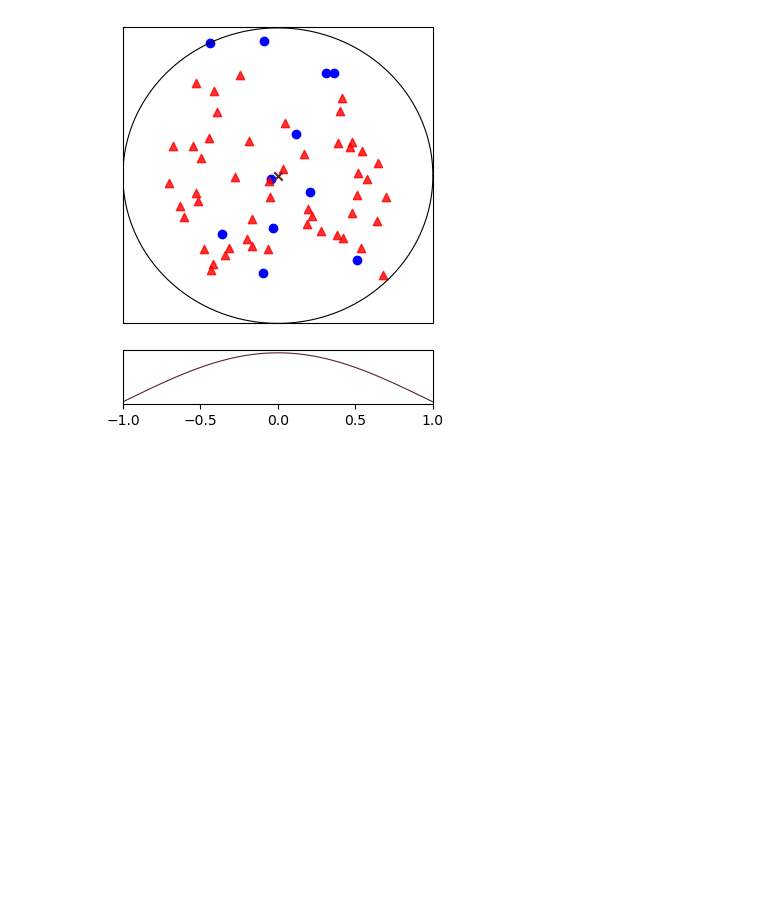
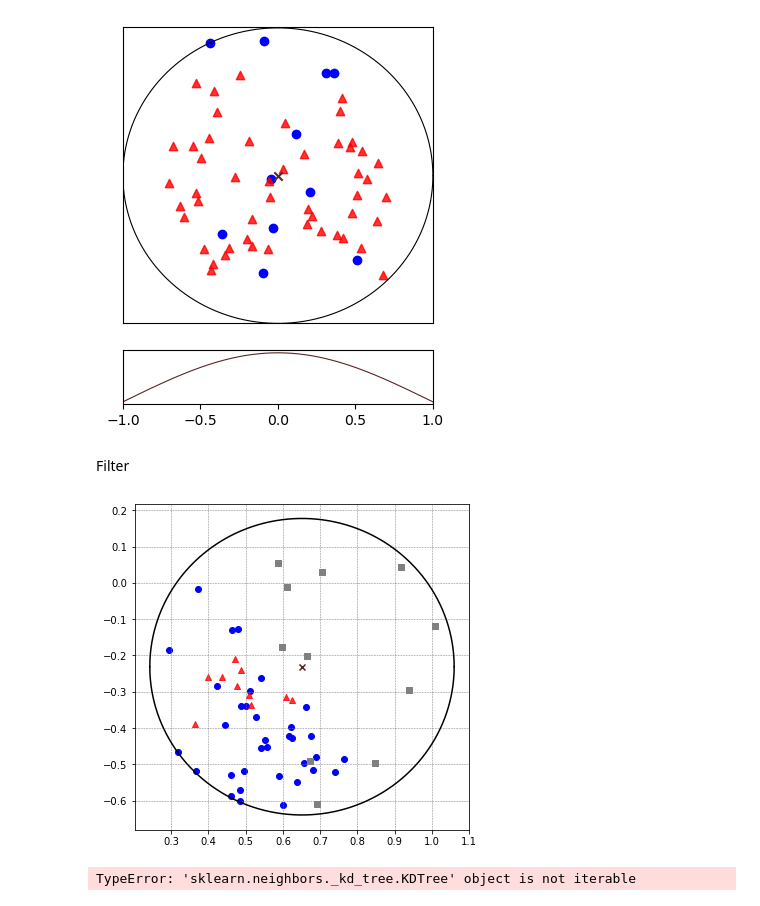
Before and after one commit to ghostqriver/AROSS, a Jupyter notebook: Images for thesis work.ipynb, the cells around one changed output. Drawn from its saved outputs; the diff is of its cells as text; code cells hidden in the pictures; blank space fills up the shorter version.

```diff
--- a/Images for thesis work.ipynb
+++ b/Images for thesis work.ipynb
@@ -127,3 +162,28 @@ ax_head.plot(x,y,c=rep_color,linewidth=0.8)
 plt.savefig('images/std_'+str(std)+'.png')
 # %% [output]
 [figure]
+# %% [markdown]
+Filter
+# %%
+from COS_Funcs.utils import *
+from COS_Funcs.cluster import clustering
+from COS_Funcs.cos.cos import *
+from COS_Funcs.cos.generate import *
+from COS_Funcs.cos import nearest_neighbor
+import pandas as pd
+import numpy as np
+
+X,y = read_data('Datasets/sampledata_new_3.csv',)
+X_train,X_test,y_train,y_test = split_data(X,y)
+N = 50
+c = 0
+alpha = 0.2
+clusters,all_reps,_,labels = clustering(X_train,y_train,N,c,alpha)
+areas,min_all_safe_area,min_half_safe_area = safe_areas(X_train,all_reps,y_train)
+# %%
+area = min_half_safe_area[1] #2 3 14 26 27
+tree = create_kd(X_train)
+new_samples_gau = Gaussian_Generator(area,10,tree=tree,y_train=y_train)
+V.show_single_area(area,new_samples_gau,close_axis=False)
+# %% [output]
+[figure, added]
@@ -129,0 +197,11 @@ plt.savefig('images/std_'+str(std)+'.png')
+# %%
+N = 30
+c = 3
+alpha = 0.2
+
+clusters,all_reps,_,labels = clustering(X_train,y_train,N,c,alpha)
+tree = create_kd(X_train)
+areas,min_all_safe_area,min_half_safe_area = safe_areas(X_train,tree,all_reps,y_train)
+area = V.show_single_area(min_half_safe_area[0])
+# %% [output]
+TypeError: 'sklearn.neighbors._kd_tree.KDTree' object is not iterable
```
Also changed, not shown: parts of 3 cells of this notebook, 12 other files.
